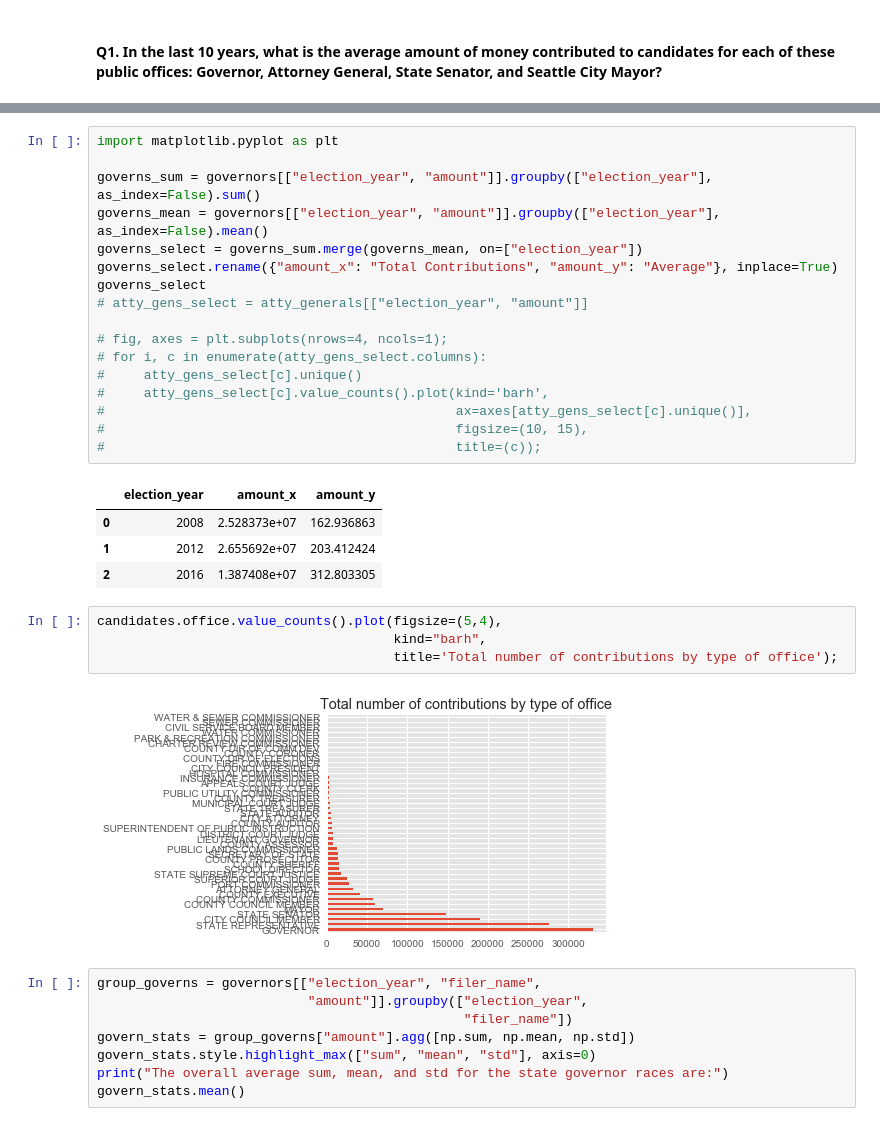
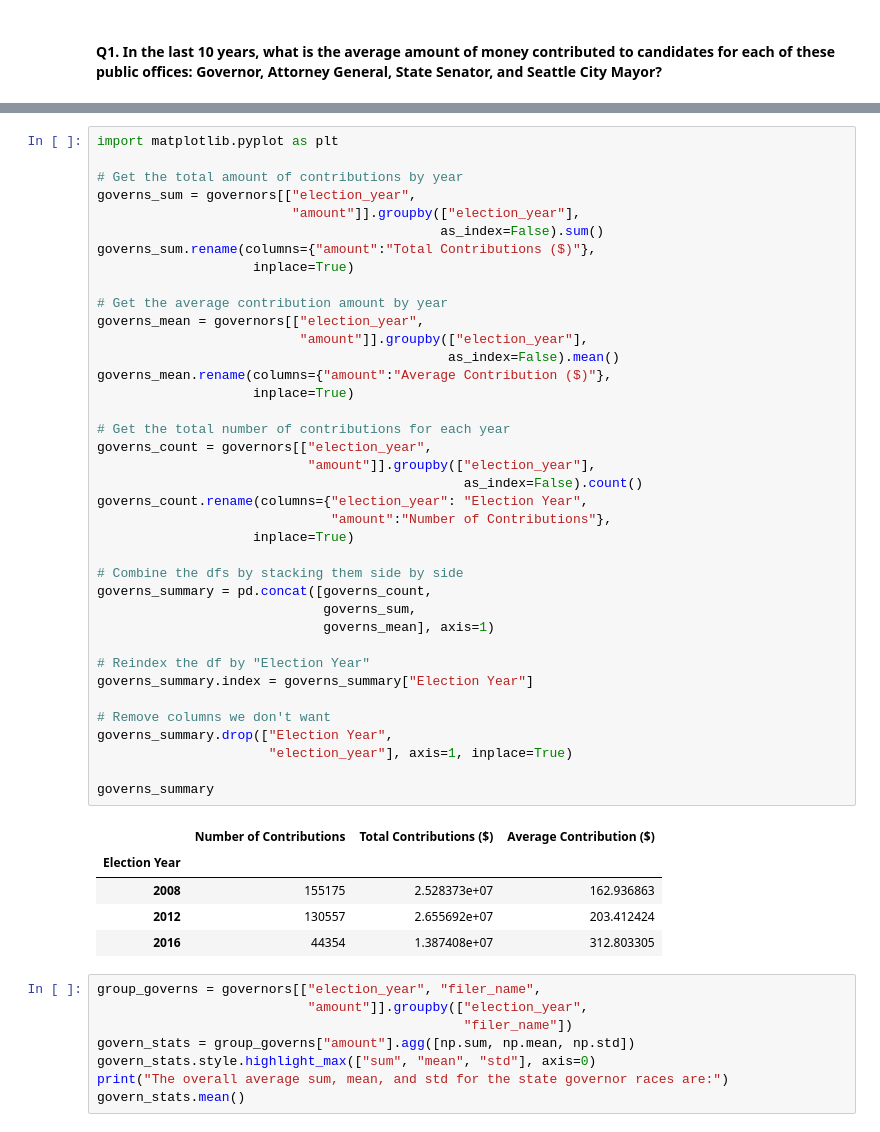
Before and after one commit to orbitse/data-512-finalproject, a Jupyter notebook: A6-Final-Project.ipynb, the cells around one changed output, grey strips where cells are left out. Drawn from its saved outputs; the diff is of its cells as text.

```diff
--- a/A6-Final-Project.ipynb
+++ b/A6-Final-Project.ipynb
@@ -583,31 +381,47 @@ atty_gens_select.plot(colormap='jet', title="Attorney General Contributions")
-# %%
-import matplotlib.pyplot as plt
-
-governs_sum = governors[["election_year", "amount"]].groupby(["election_year"], as_index=False).sum()
-governs_mean = governors[["election_year", "amount"]].groupby(["election_year"], as_index=False).mean()
-governs_select = governs_sum.merge(governs_mean, on=["election_year"])
-governs_select.rename({"amount_x": "Total Contributions", "amount_y": "Average"}, inplace=True)
-governs_select
-# atty_gens_select = atty_generals[["election_year", "amount"]]
-
-# fig, axes = plt.subplots(nrows=4, ncols=1);
-# for i, c in enumerate(atty_gens_select.columns):
-#     atty_gens_select[c].unique()
-#     atty_gens_select[c].value_counts().plot(kind='barh',
-#                                             ax=axes[atty_gens_select[c].unique()],
-#                                             figsize=(10, 15),
-#                                             title=(c));
-# %% [output]
-|  | election_year | amount_x | amount_y |
-| 0 | 2008 | 2.528373e+07 | 162.936863 |
-| 1 | 2012 | 2.655692e+07 | 203.412424 |
-| 2 | 2016 | 1.387408e+07 | 312.803305 |
-# %%
-candidates.office.value_counts().plot(figsize=(5,4),
-                                      kind="barh",
-                                      title='Total number of contributions by type of office');
-# %% [output]
-[figure, removed]
+# %%
+import matplotlib.pyplot as plt
+
+# Get the total amount of contributions by year
+governs_sum = governors[["election_year",
+                         "amount"]].groupby(["election_year"],
+                                            as_index=False).sum()
+governs_sum.rename(columns={"amount":"Total Contributions ($)"},
+                    inplace=True)
+
+# Get the average contribution amount by year
+governs_mean = governors[["election_year",
+                          "amount"]].groupby(["election_year"],
+                                             as_index=False).mean()
+governs_mean.rename(columns={"amount":"Average Contribution ($)"},
+                    inplace=True)
+
+# Get the total number of contributions for each year
+governs_count = governors[["election_year",
+                           "amount"]].groupby(["election_year"],
+                                               as_index=False).count()
+governs_count.rename(columns={"election_year": "Election Year",
+                              "amount":"Number of Contributions"},
+                    inplace=True)
+
+# Combine the dfs by stacking them side by side
+governs_summary = pd.concat([governs_count,
+                             governs_sum,
+                             governs_mean], axis=1)
+
+# Reindex the df by "Election Year"
+governs_summary.index = governs_summary["Election Year"]
+
+# Remove columns we don't want
+governs_summary.drop(["Election Year",
+                      "election_year"], axis=1, inplace=True)
+
+governs_summary
+# %% [output]
+|  | Number of Contributions | Total Contributions ($) | Average Contribution ($) |
+| Election Year |  |  |  |
+| 2008 | 155175 | 2.528373e+07 | 162.936863 |
+| 2012 | 130557 | 2.655692e+07 | 203.412424 |
+| 2016 | 44354 | 1.387408e+07 | 312.803305 |
 # %%
 group_governs = governors[["election_year", "filer_name",
                            "amount"]].groupby(["election_year",
```
Also changed, not shown: parts of 18 cells of this notebook.
